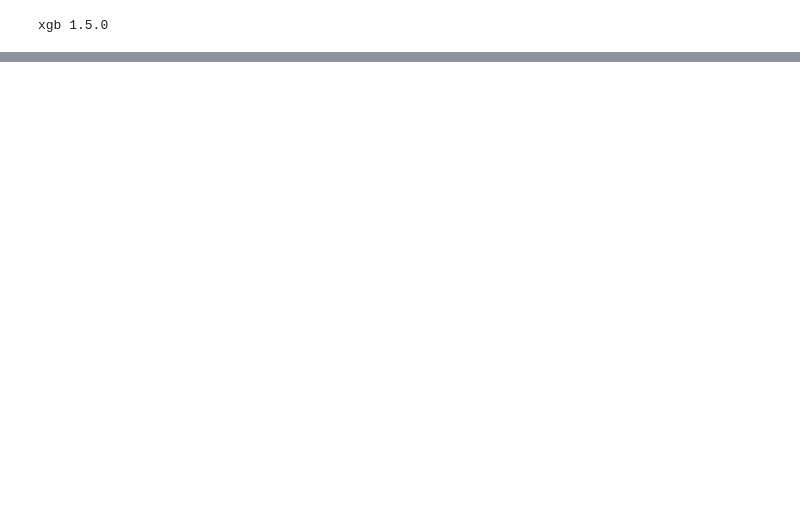
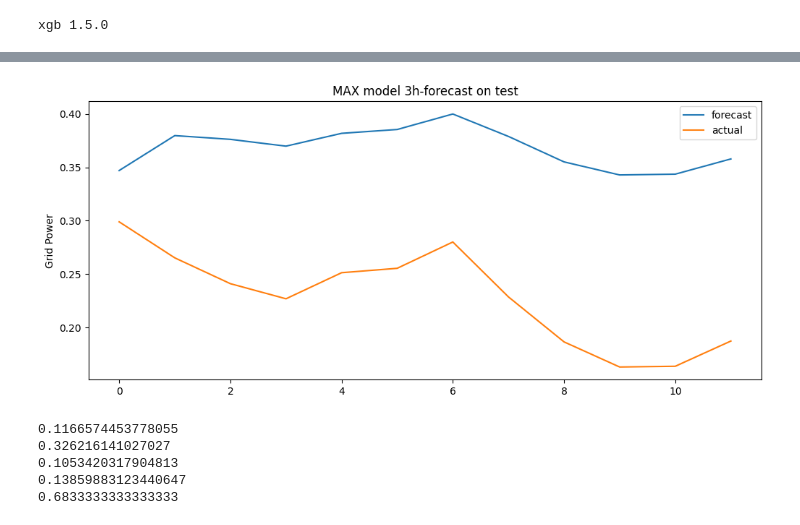
Before and after one commit to Toby-X/BDAI, a Jupyter notebook: Project/project.ipynb, the cells around one changed output, grey strips where cells are left out. Saved outputs shown, nothing was run; the diff lists cells and outputs as text; code cells hidden in the pictures; blank space fills up the shorter version.

```diff
--- a/Project/project.ipynb
+++ b/Project/project.ipynb
@@ -371,0 +430,45 @@ xgb 1.5.0
+# %%
+# Forecast the last 12 terms in test
+fig = plt.figure(figsize=(12, 5))
+plt.plot(res4.forecast(12,exog=test[-12:,1]), label="forecast")
+plt.plot(test[-12:,0], label="actual")
+plt.legend(loc='upper right')
+plt.title("MAX model 3h-forecast on test")
+plt.ylabel("Grid Power")
+plt.savefig(fname="ORIGforecast.png")
+# %% [output]
+[figure, added]
+# %%
+# Divide test into 5 parts and Evaluate
+res1 = res.apply(endog=test[:45,0],exog=test[:45,1])
+fore1 = res1.forecast(12,exog=test[45:57,1])
+re = fore1 - test[45:57,0]
+res2 = res.apply(endog=test[57:102,0],exog=test[57:102,1])
+fore2 = res2.forecast(12,exog=test[102:114,1])
+re_tmp = fore2 - test[102:114,0]
+re = np.concatenate((re,re_tmp))
+res3 = res.apply(endog=test[114:159,0],exog=test[114:159,1])
+fore3 = res3.forecast(12,exog=test[159:171,1])
+re_tmp = fore3 - test[159:171,0]
+re = np.concatenate((re,re_tmp))
+res4 = res.apply(endog=test[171:216,0],exog=test[171:216,1])
+fore4 = res4.forecast(12,exog=test[216:228,1])
+re_tmp = fore4 - test[216:228,0]
+re = np.concatenate((re,re_tmp))
+res5 = res.apply(endog=test[228:273,0],exog=test[228:273,1])
+fore5 = res5.forecast(12,exog=test[273:285,1])
+re_tmp = fore5 - test[273:285,0]
+re = np.concatenate((re,re_tmp))
+re = np.abs(re)
+print(np.mean(re))
+print(np.max(re))
+print(np.median(re))
+print(np.sqrt(1/60*np.sum(re**2)))
+idx = abs(re) <= 0.15
+print(sum(idx)/60)
+# %% [output]
+0.1166574453778055
+0.326216141027027
+0.1053420317904813
+0.13859883123440647
+0.6833333333333333
```
Also changed, not shown: parts of 11 cells of this notebook.
